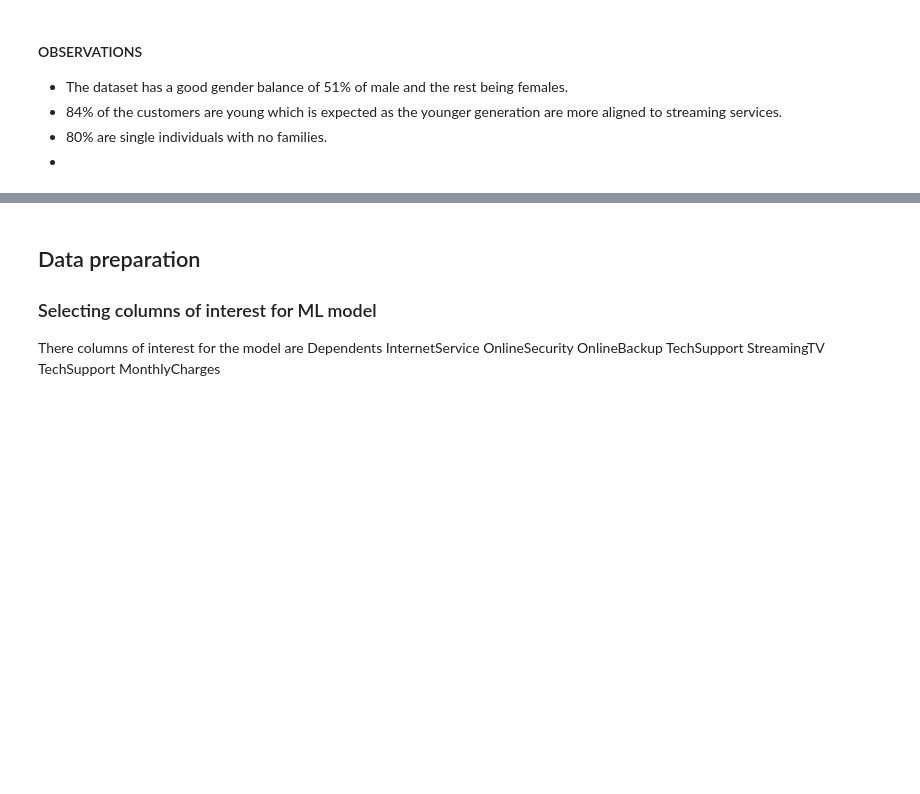
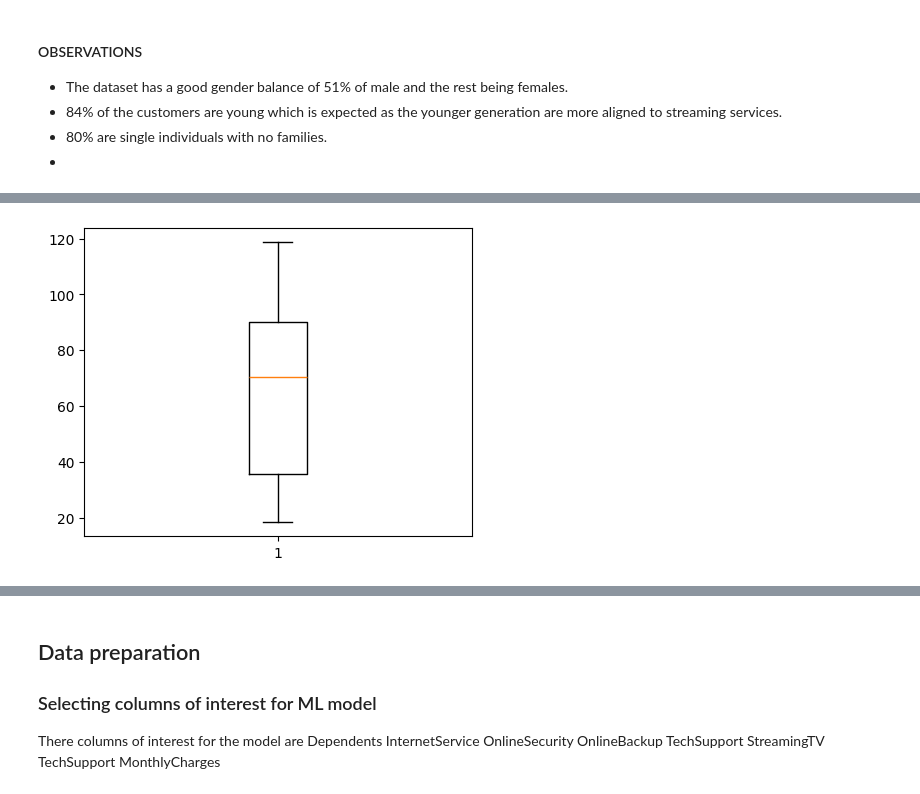
Before and after one commit to kwasichrappah/Custormer-Churn, a Jupyter notebook: customer.ipynb, the cells around one changed output, grey strips where cells are left out. Cells and saved outputs as stored; diff of their text form; code cells hidden in the pictures; blank space fills up the shorter version.

```diff
--- a/customer.ipynb
+++ b/customer.ipynb
@@ -244,0 +308,8 @@ df.head(5)
+# %%
+fig = plt.figure(figsize =(5, 4))
+
+# Creating plot
+plt.boxplot(com_df.MonthlyCharges)
+plt.show()
+# %% [output]
+[figure, added]
```
Also changed, not shown: parts of 90 cells of this notebook.
